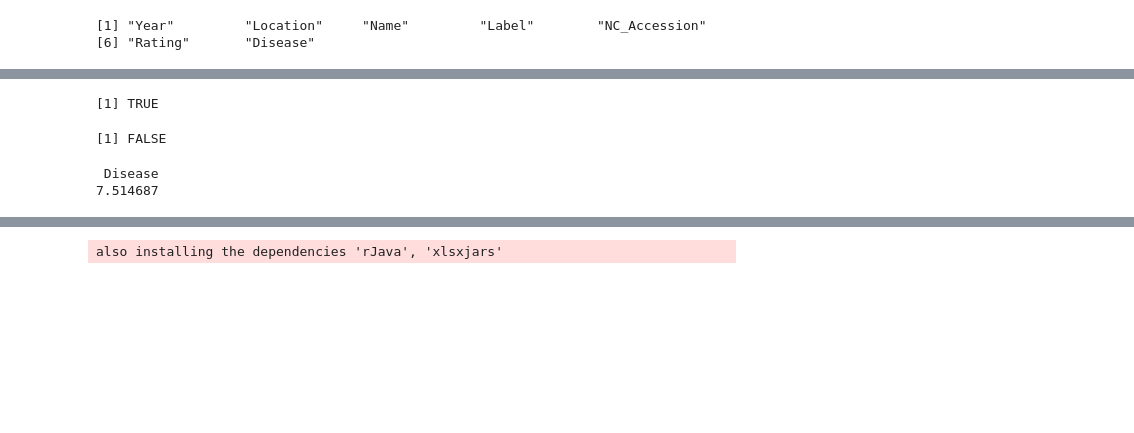
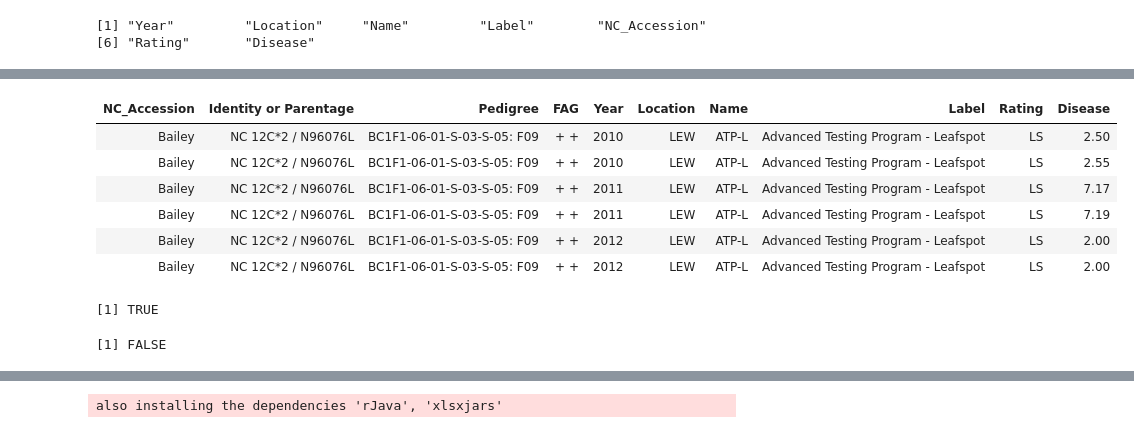
Before and after one commit to smmciver/cs590, a Jupyter notebook: week5/week5 R HW.ipynb, the cells around one changed output, grey strips where cells are left out. Cells and saved outputs as stored; diff of their text form; code cells hidden in the pictures; blank space fills up the shorter version.

```diff
--- a/week5/week5 R HW.ipynb
+++ b/week5/week5 R HW.ipynb
@@ -52,5 +106,15 @@ leaf.spot<-subset(disease_data, Rating=='LS')
 # %%
 #Drop all rows that contain missing values in the column 'Disease'
 
-disease_nona<-disease_data[!is.na(disease_data$Disease),]
+#disease_nona<-disease_data[!is.na(disease_data$Disease),]
+disease_nona<-subset(disease_data, !is.na(disease_data$Disease))
+head(disease_nona)
+# %% [output]
+| NC_Accession | Identity or Parentage | Pedigree | FAG | Year | Location | Name | Label | Rating | Disease |
+| Bailey | NC 12C*2 / N96076L | BC1F1-06-01-S-03-S-05: F09 | + + | 2010 | LEW | ATP-L | Advanced Testing Program - Leafspot | LS | 2.50 |
+| Bailey | NC 12C*2 / N96076L | BC1F1-06-01-S-03-S-05: F09 | + + | 2010 | LEW | ATP-L | Advanced Testing Program - Leafspot | LS | 2.55 |
+| Bailey | NC 12C*2 / N96076L | BC1F1-06-01-S-03-S-05: F09 | + + | 2011 | LEW | ATP-L | Advanced Testing Program - Leafspot | LS | 7.17 |
+| Bailey | NC 12C*2 / N96076L | BC1F1-06-01-S-03-S-05: F09 | + + | 2011 | LEW | ATP-L | Advanced Testing Program - Leafspot | LS | 7.19 |
+| Bailey | NC 12C*2 / N96076L | BC1F1-06-01-S-03-S-05: F09 | + + | 2012 | LEW | ATP-L | Advanced Testing Program - Leafspot | LS | 2.00 |
+| Bailey | NC 12C*2 / N96076L | BC1F1-06-01-S-03-S-05: F09 | + + | 2012 | LEW | ATP-L | Advanced Testing Program - Leafspot | LS | 2.00 |
 # %%
@@ -61,10 +125,11 @@ any(is.na(disease_nona))
 [1] FALSE
 # %%
 #What was the average leaf spot rating in 2017?
-colMeans(subset(leaf.spot, substr(Year,1,4)==2017, select=Disease))
+#colMeans(subset(leaf.spot, substr(Year,1,4)==2017, select=Disease), na.rm=TRUE)
+#colMeans(subset(leaf.spot, select=Disease, Year==2017), na.rm=TRUE)
+
+#mean(leaf.spot$Disease[leaf.spot$Year==2017], na.rm=TRUE)
+#mean(subset(leaf.spot, Year==2017)$Disease, na.rm=TRUE)
-# %% [output]
- Disease
-7.514687
 # %%
 #Subset the leaf.spot dataframe to include only the following lines
 #line_names = 'Bailey', 'Bailey II', 'Wynne', 'Sullivan', 'Emery', 'N96076'
```
Also changed, not shown: parts of 19 cells of this notebook.
